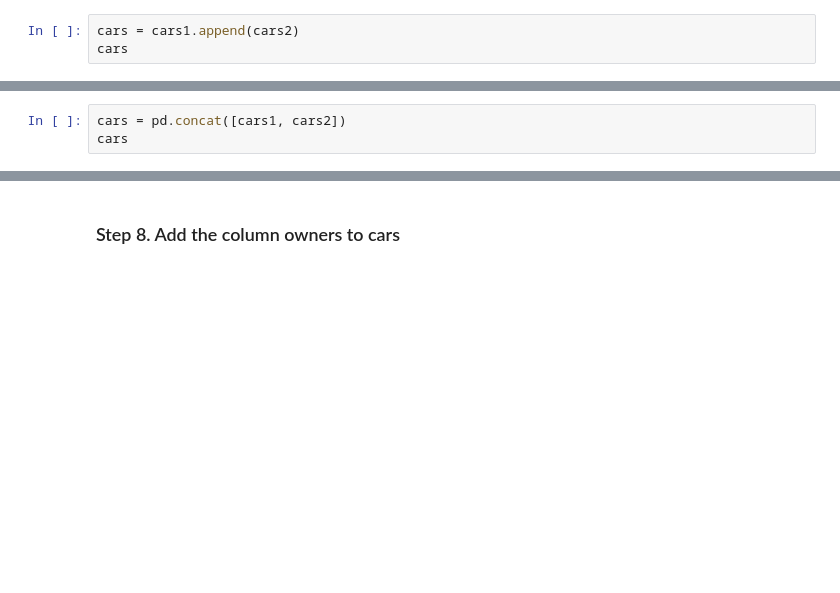
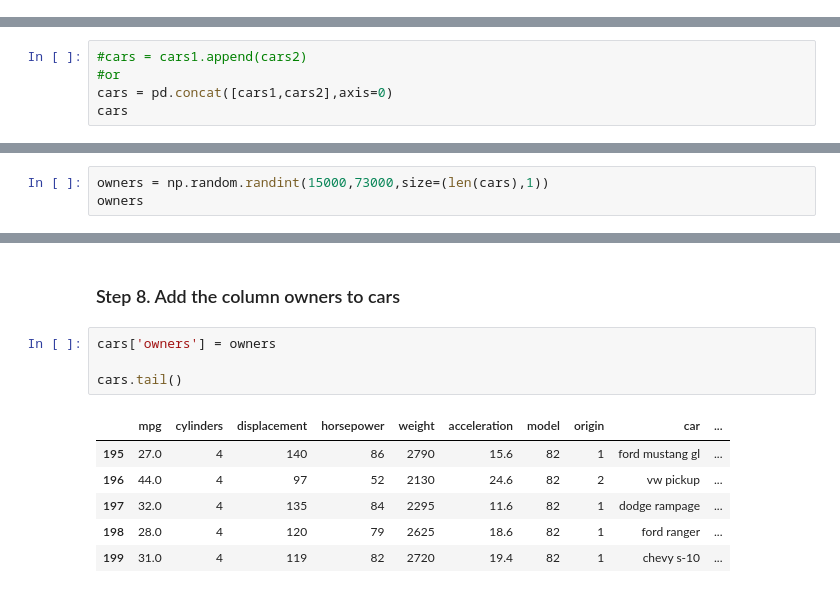
Before and after one commit to Himanshu-pardhi/BeCodeWorkHim, a Jupyter notebook: content/3.data_tools/pandas/01.drill/pandas_exercises/05_Merge/Auto_MPG/Exercises.ipynb, the cells around one changed output, grey strips where cells are left out. Saved outputs shown, nothing was run; the diff lists cells and outputs as text; blank space fills up the shorter version.

```diff
--- a/content/3.data_tools/pandas/01.drill/pandas_exercises/05_Merge/Auto_MPG/Exercises.ipynb
+++ b/content/3.data_tools/pandas/01.drill/pandas_exercises/05_Merge/Auto_MPG/Exercises.ipynb
@@ -102,6 +102,3 @@ print(cars2.shape)
 (200, 9)
 # %% [markdown]
 ### Step 6. Join cars1 and cars2 into a single DataFrame called cars
-# %%
-cars = cars1.append(cars2)
-cars
@@ -122,5 +105,7 @@ cars
 # %%
-cars = pd.concat([cars1, cars2])
+#cars = cars1.append(cars2)
+#or
+cars = pd.concat([cars1,cars2],axis=0)
 cars
 # %% [output]
 |  | mpg | cylinders | displacement | horsepower | weight | acceleration | model | origin | car |
@@ -138,3 +123,6 @@ cars
 398 rows × 9 columns
 # %% [markdown]
 ### Step 7. Oops, there is a column missing, called owners. Create a random number Series from 15,000 to 73,000.
+# %%
+owners = np.random.randint(15000,73000,size=(len(cars),1))
+owners
@@ -141,2 +147,13 @@ cars
 # %% [markdown]
 ### Step 8. Add the column owners to cars
+# %%
+cars['owners'] = owners
+
+cars.tail()
+# %% [output]
+|  | mpg | cylinders | displacement | horsepower | weight | acceleration | model | origin | car | ... |
+| 195 | 27.0 | 4 | 140 | 86 | 2790 | 15.6 | 82 | 1 | ford mustang gl | ... |
+| 196 | 44.0 | 4 | 97 | 52 | 2130 | 24.6 | 82 | 2 | vw pickup | ... |
+| 197 | 32.0 | 4 | 135 | 84 | 2295 | 11.6 | 82 | 1 | dodge rampage | ... |
+| 198 | 28.0 | 4 | 120 | 79 | 2625 | 18.6 | 82 | 1 | ford ranger | ... |
+| 199 | 31.0 | 4 | 119 | 82 | 2720 | 19.4 | 82 | 1 | chevy s-10 | ... |
```
Also changed, not shown: parts of 2 cells of this notebook.
